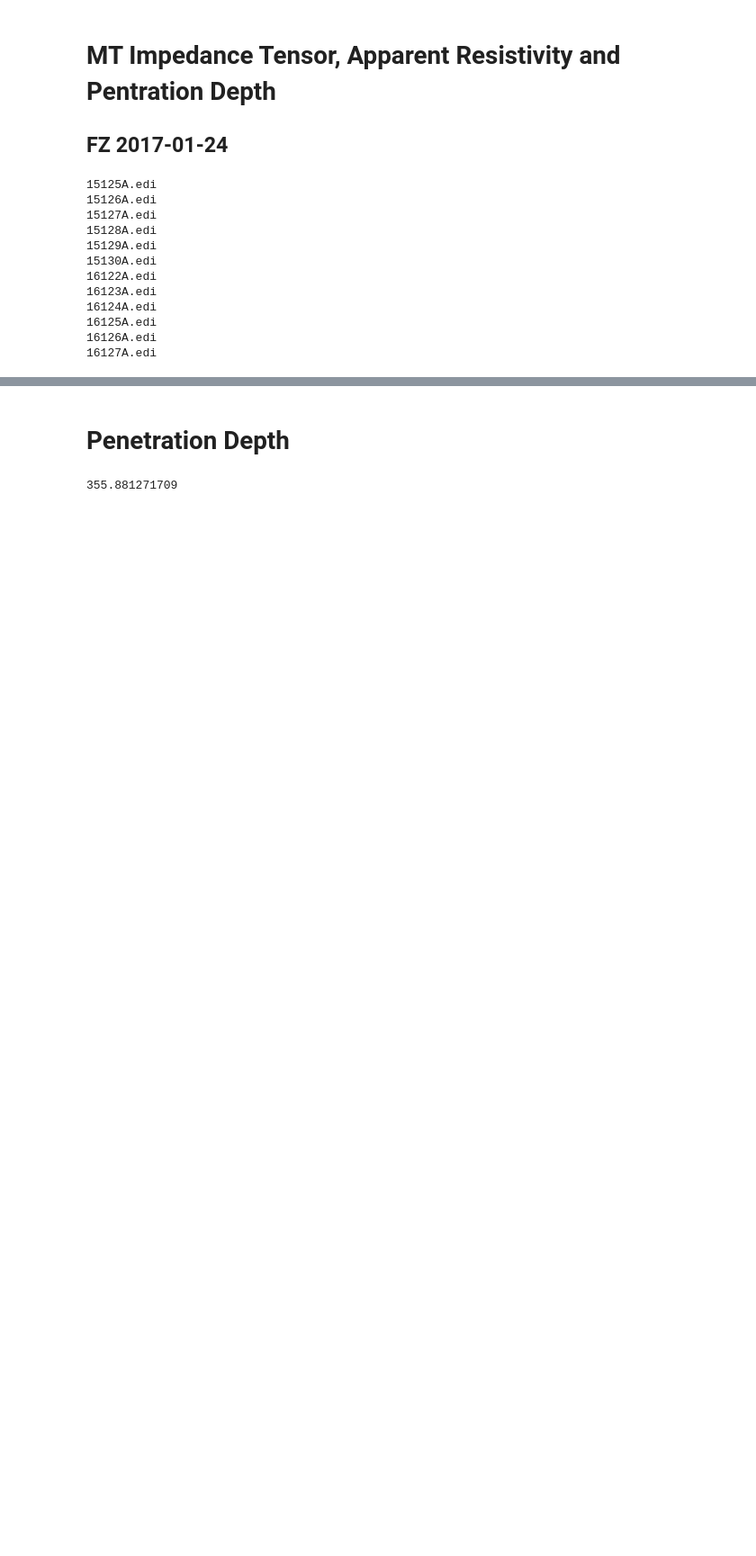
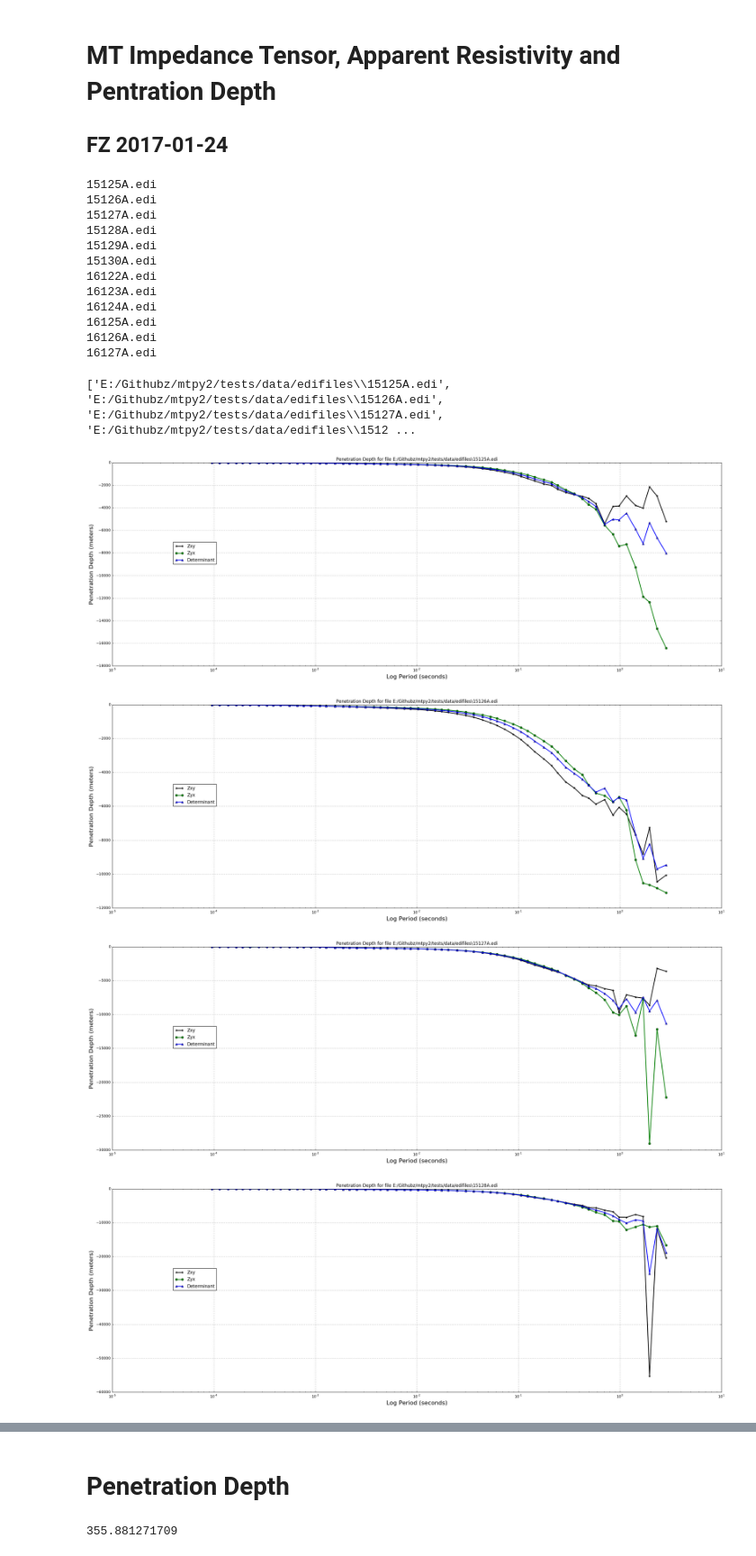
Before and after one commit to MTgeophysics/mtpy, a Jupyter notebook: examples/notebooks/Apparent_Resistivity_Penetration_Depth.ipynb, the cells around one changed output, grey strips where cells are left out. Shown at 90% size. Saved outputs shown, nothing was run; the diff lists cells and outputs as text; code cells hidden in the pictures; blank space fills up the shorter version.

```diff
--- a/examples/notebooks/Apparent_Resistivity_Penetration_Depth.ipynb
+++ b/examples/notebooks/Apparent_Resistivity_Penetration_Depth.ipynb
@@ -6,13 +6,16 @@
 %matplotlib inline
 import matplotlib.pyplot as plt
 import matplotlib as mpl
-
+import os
+import glob
 import numpy as np
 
 mpl.rcParams['lines.linewidth'] = 2
-mpl.rcParams['lines.color'] = 'r'
+# mpl.rcParams['lines.color'] = 'r'
 
-mpl.rcParams['figure.figsize']=[30,6]
+mpl.rcParams['figure.figsize']=[30,10]
+
+import mtpy.core.mt as mt
 # %%
 #  !ls E:/Githubz/mtpy2/examples/data/edi_files/
 !ls E:/Githubz/mtpy2/tests/data/edifiles/
@@ -29,3 +32,10 @@ mpl.rcParams['figure.figsize']=[30,6]
 16125A.edi
 16126A.edi
 16127A.edi
+# %%
+edi_dir="E:/Githubz/mtpy2/tests/data/edifiles/"
+edifiles = glob.glob(os.path.join(edi_dir, '*.edi'))
+
+print (edifiles)
+# %% [output]
+['E:/Githubz/mtpy2/tests/data/edifiles\\15125A.edi', 'E:/Githubz/mtpy2/tests/data/edifiles\\15126A.edi', 'E:/Githubz/mtpy2/tests/data/edifiles\\15127A.edi', 'E:/Githubz/mtpy2/tests/data/edifiles\\1512 ...
@@ -31,0 +58,8 @@ mpl.rcParams['figure.figsize']=[30,6]
+# %%
+for afile in edifiles:
+    examples.plot_penetration_depth.plot_edi_file(afile)
+# %% [output]
+[figure, added]
+[figure, added]
+[figure, added]
+[figure, added]
```
Also changed, not shown: parts of 24 cells of this notebook, 1 other file.
